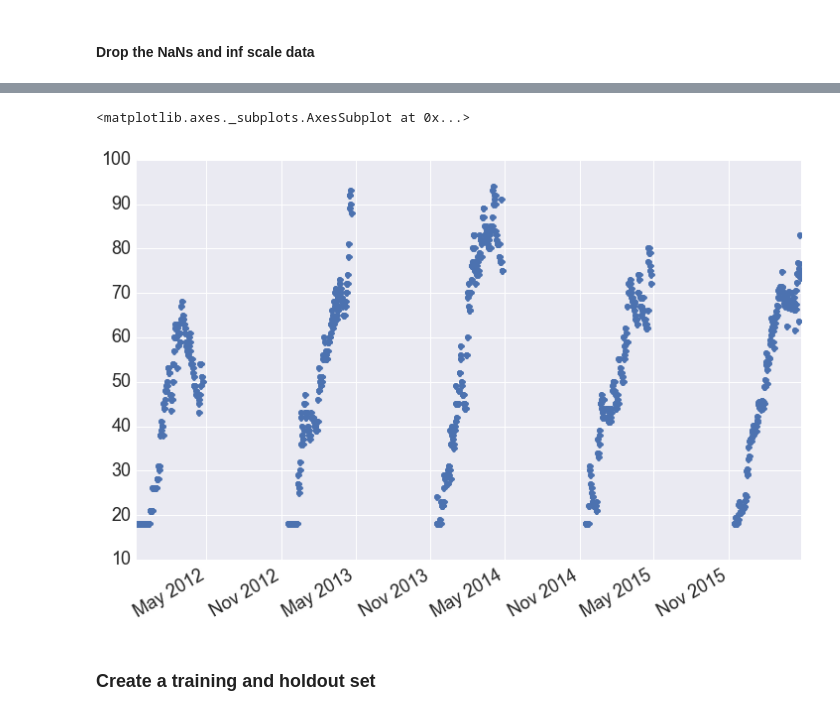
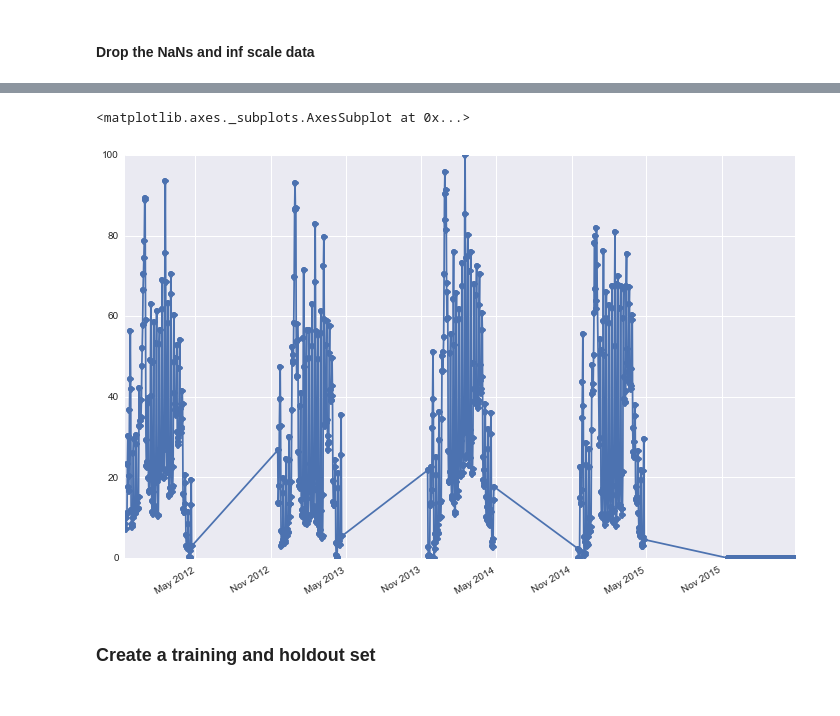
Before and after one commit to balmandhunter/ski_in_solitude, a Jupyter notebook: crowd_model.ipynb, the cells around one changed output, grey strips where cells are left out. Cells and saved outputs as stored; diff of their text form; code cells hidden in the pictures.

```diff
--- a/crowd_model.ipynb
+++ b/crowd_model.ipynb
@@ -59,8 +45,14 @@ df_final.head()
+# %%
+df_sc_skiers = scale_skiers(df, (0,100))
+# %%
+features = list(df.columns.values)
+features.remove('skiers')
+df = pd.concat([df_sc_skiers.skiers, df[features]], axis=1)
 # %%
-df.basedepth.plot(linestyle='', marker='o')
+df.skiers.plot(linestyle='-', marker='o')
 # %% [output]
 <matplotlib.axes._subplots.AxesSubplot at 0x...>
-[figure, old version]
+[figure, new version]
 # %% [markdown]
 ### Create a training and holdout set
 # %%
```
Also changed, not shown: parts of 33 cells of this notebook, 6 other files.
